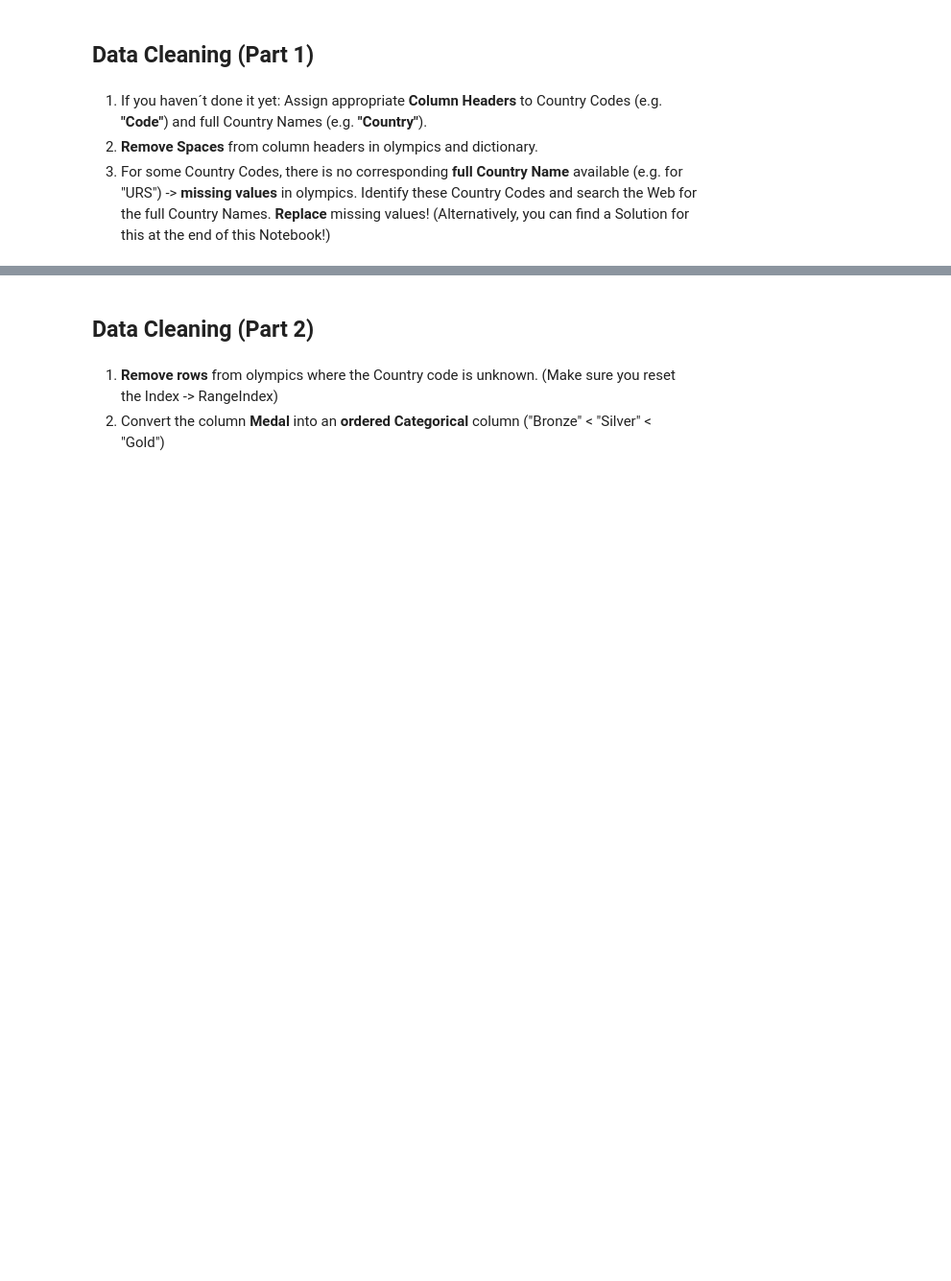
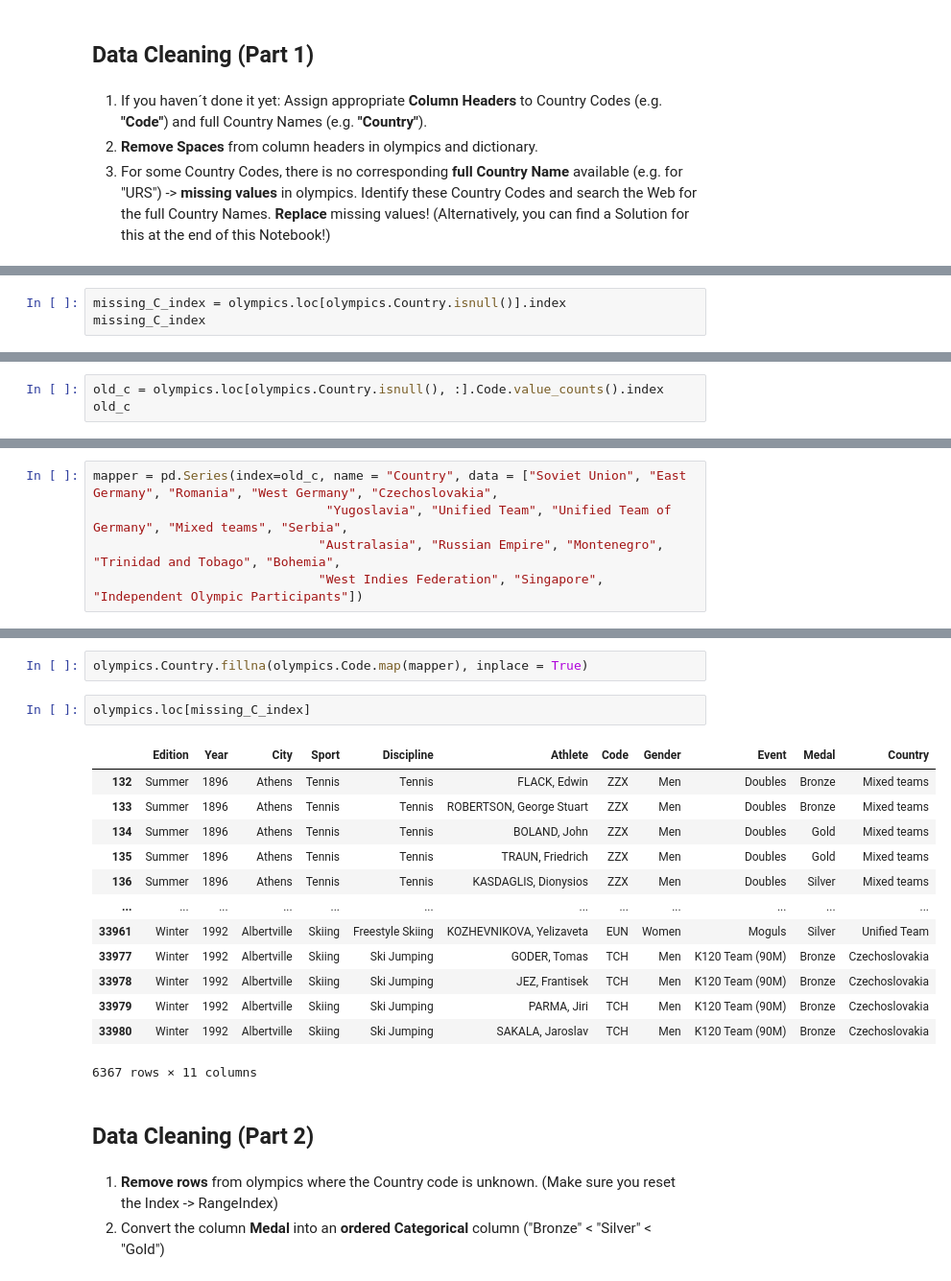
Before and after one commit to Yurhigz/Olympic-Medal-Project, a Jupyter notebook: Explanatory_DataAnalysis_Challenge/Project_Explanatory_Data_Analysis.ipynb, the cells around one changed output, grey strips where cells are left out. Shown at 96% size. Cells and saved outputs as stored; diff of their text form; blank space fills up the shorter version.

```diff
--- a/Explanatory_DataAnalysis_Challenge/Project_Explanatory_Data_Analysis.ipynb
+++ b/Explanatory_DataAnalysis_Challenge/Project_Explanatory_Data_Analysis.ipynb
@@ -135,0 +202,3 @@ for key in dic_missing_value.keys():
+# %%
+missing_C_index = olympics.loc[olympics.Country.isnull()].index
+missing_C_index
@@ -135,0 +234,3 @@ for key in dic_missing_value.keys():
+# %%
+old_c = olympics.loc[olympics.Country.isnull(), :].Code.value_counts().index
+old_c
@@ -135,0 +241,5 @@ for key in dic_missing_value.keys():
+# %%
+mapper = pd.Series(index=old_c, name = "Country", data = ["Soviet Union", "East Germany", "Romania", "West Germany", "Czechoslovakia",
+                               "Yugoslavia", "Unified Team", "Unified Team of Germany", "Mixed teams", "Serbia",
+                              "Australasia", "Russian Empire", "Montenegro", "Trinidad and Tobago", "Bohemia",
+                              "West Indies Federation", "Singapore", "Independent Olympic Participants"])
@@ -136,3 +283,21 @@ for key in dic_missing_value.keys():
+# %%
+olympics.Country.fillna(olympics.Code.map(mapper), inplace = True)
+# %%
+olympics.loc[missing_C_index]
+# %% [output]
+|  | Edition | Year | City | Sport | Discipline | Athlete | Code | Gender | Event | Medal | Country |
+| 132 | Summer | 1896 | Athens | Tennis | Tennis | FLACK, Edwin | ZZX | Men | Doubles | Bronze | Mixed teams |
+| 133 | Summer | 1896 | Athens | Tennis | Tennis | ROBERTSON, George Stuart | ZZX | Men | Doubles | Bronze | Mixed teams |
+| 134 | Summer | 1896 | Athens | Tennis | Tennis | BOLAND, John | ZZX | Men | Doubles | Gold | Mixed teams |
+| 135 | Summer | 1896 | Athens | Tennis | Tennis | TRAUN, Friedrich | ZZX | Men | Doubles | Gold | Mixed teams |
+| 136 | Summer | 1896 | Athens | Tennis | Tennis | KASDAGLIS, Dionysios | ZZX | Men | Doubles | Silver | Mixed teams |
+| ... | ... | ... | ... | ... | ... | ... | ... | ... | ... | ... | ... |
+| 33961 | Winter | 1992 | Albertville | Skiing | Freestyle Skiing | KOZHEVNIKOVA, Yelizaveta | EUN | Women | Moguls | Silver | Unified Team |
+| 33977 | Winter | 1992 | Albertville | Skiing | Ski Jumping | GODER, Tomas | TCH | Men | K120 Team (90M) | Bronze | Czechoslovakia |
+| 33978 | Winter | 1992 | Albertville | Skiing | Ski Jumping | JEZ, Frantisek | TCH | Men | K120 Team (90M) | Bronze | Czechoslovakia |
+| 33979 | Winter | 1992 | Albertville | Skiing | Ski Jumping | PARMA, Jiri | TCH | Men | K120 Team (90M) | Bronze | Czechoslovakia |
+| 33980 | Winter | 1992 | Albertville | Skiing | Ski Jumping | SAKALA, Jaroslav | TCH | Men | K120 Team (90M) | Bronze | Czechoslovakia |
+6367 rows × 11 columns
 # %% [markdown]
 ## Data Cleaning (Part 2)
 # %% [markdown]
```
Also changed, not shown: parts of 59 cells of this notebook.
